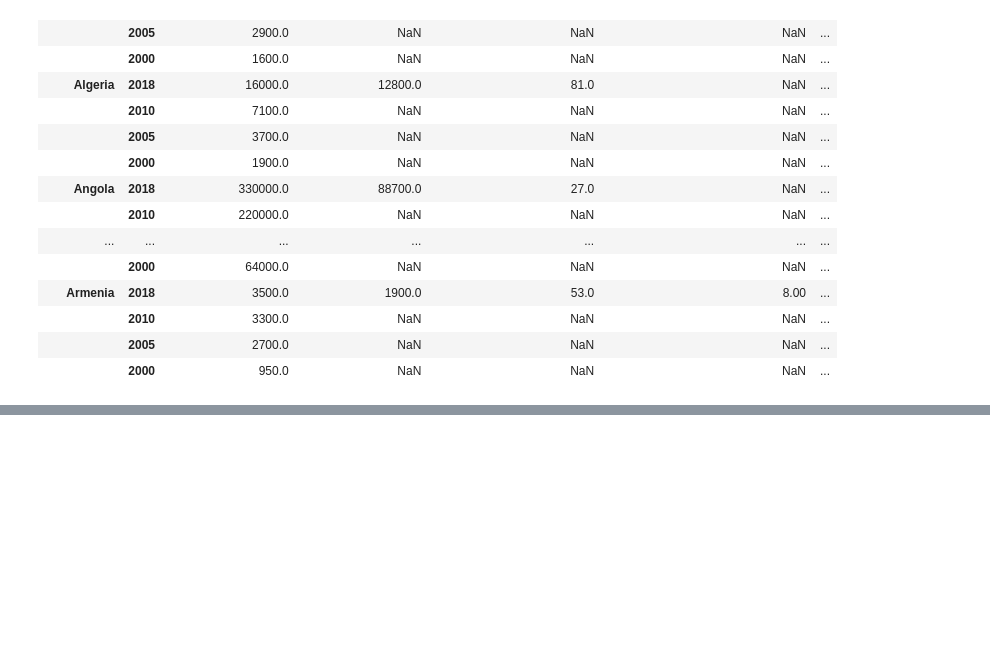
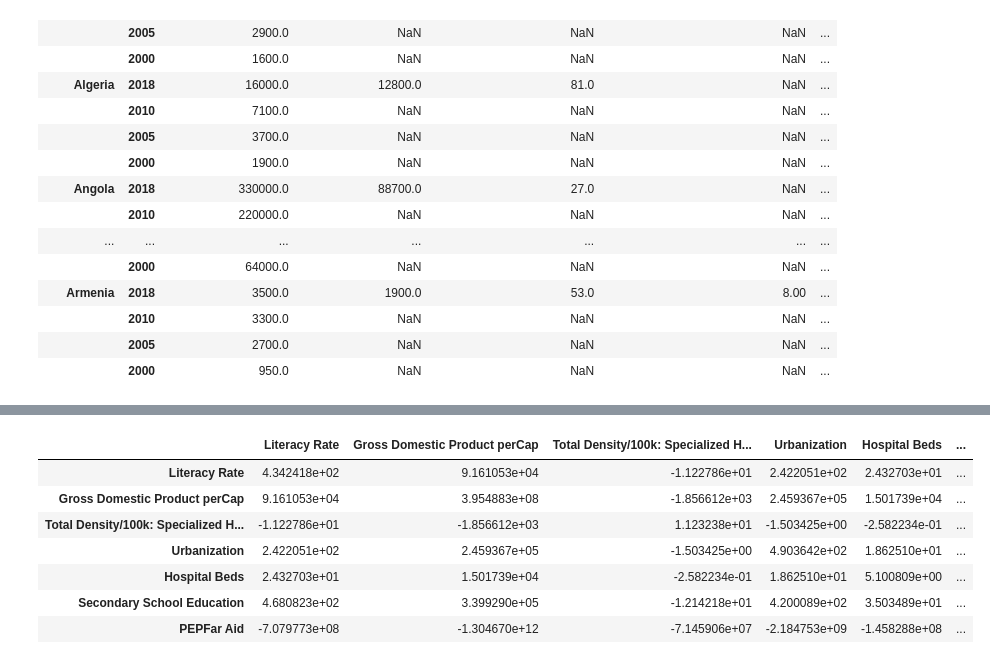
Before and after one commit to nvanrompaey/ImpactsHIVTreatment, a Jupyter notebook: CapstoneHIVtestings.ipynb, the cells around one changed output, grey strips where cells are left out. Saved outputs shown, nothing was run; the diff lists cells and outputs as text; code cells hidden in the pictures; blank space fills up the shorter version.

```diff
--- a/CapstoneHIVtestings.ipynb
+++ b/CapstoneHIVtestings.ipynb
@@ -445,0 +487,13 @@ TypeError: nan is not a string
+# %%
+
+stat.loc(axis=1)['Literacy Rate','Gross Domestic Product perCap','Total Density/100k: Specialized Hospitals 2013',
+        'Urbanization', 'Hospital Beds','Secondary School Education','PEPFar Aid'].cov()
+# %% [output]
+|  | Literacy Rate | Gross Domestic Product perCap | Total Density/100k: Specialized H... | Urbanization | Hospital Beds | ... |
+| Literacy Rate | 4.342418e+02 | 9.161053e+04 | -1.122786e+01 | 2.422051e+02 | 2.432703e+01 | ... |
+| Gross Domestic Product perCap | 9.161053e+04 | 3.954883e+08 | -1.856612e+03 | 2.459367e+05 | 1.501739e+04 | ... |
+| Total Density/100k: Specialized H... | -1.122786e+01 | -1.856612e+03 | 1.123238e+01 | -1.503425e+00 | -2.582234e-01 | ... |
+| Urbanization | 2.422051e+02 | 2.459367e+05 | -1.503425e+00 | 4.903642e+02 | 1.862510e+01 | ... |
+| Hospital Beds | 2.432703e+01 | 1.501739e+04 | -2.582234e-01 | 1.862510e+01 | 5.100809e+00 | ... |
+| Secondary School Education | 4.680823e+02 | 3.399290e+05 | -1.214218e+01 | 4.200089e+02 | 3.503489e+01 | ... |
+| PEPFar Aid | -7.079773e+08 | -1.304670e+12 | -7.145906e+07 | -2.184753e+09 | -1.458288e+08 | ... |
```
Also changed, not shown: parts of 20 cells of this notebook, 2 other files.
